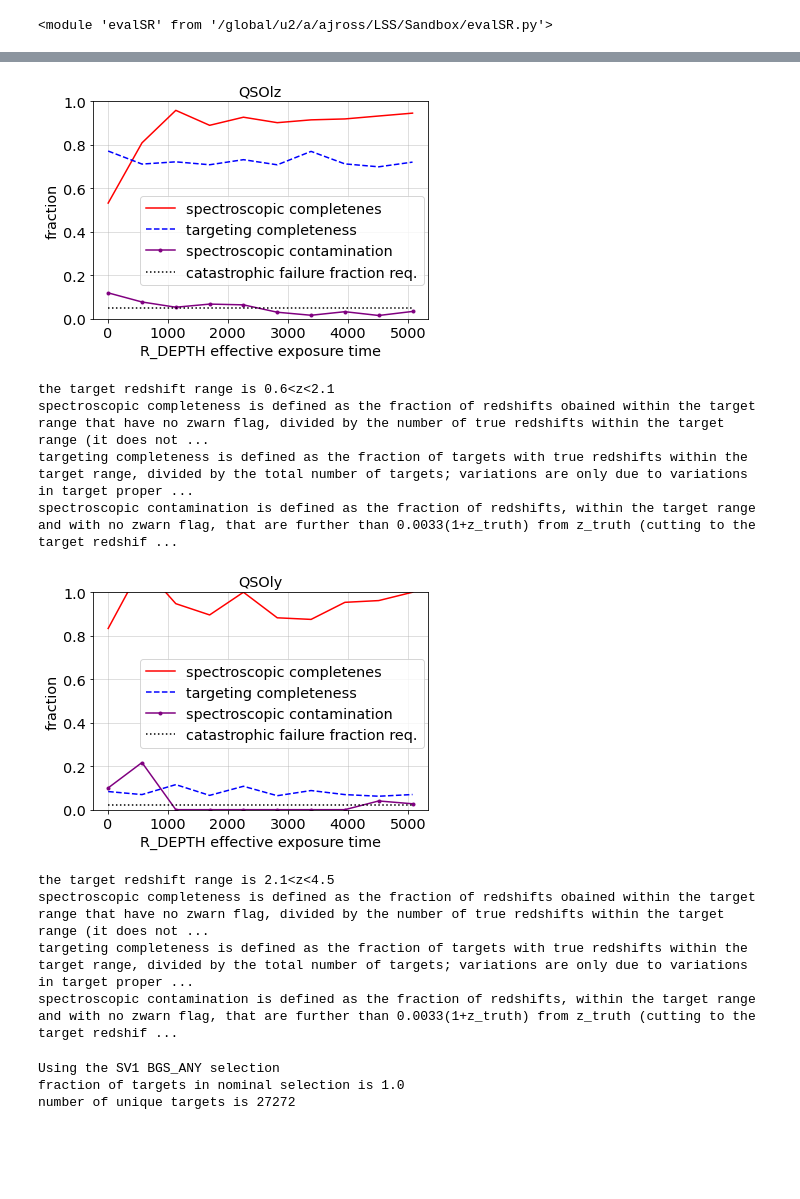
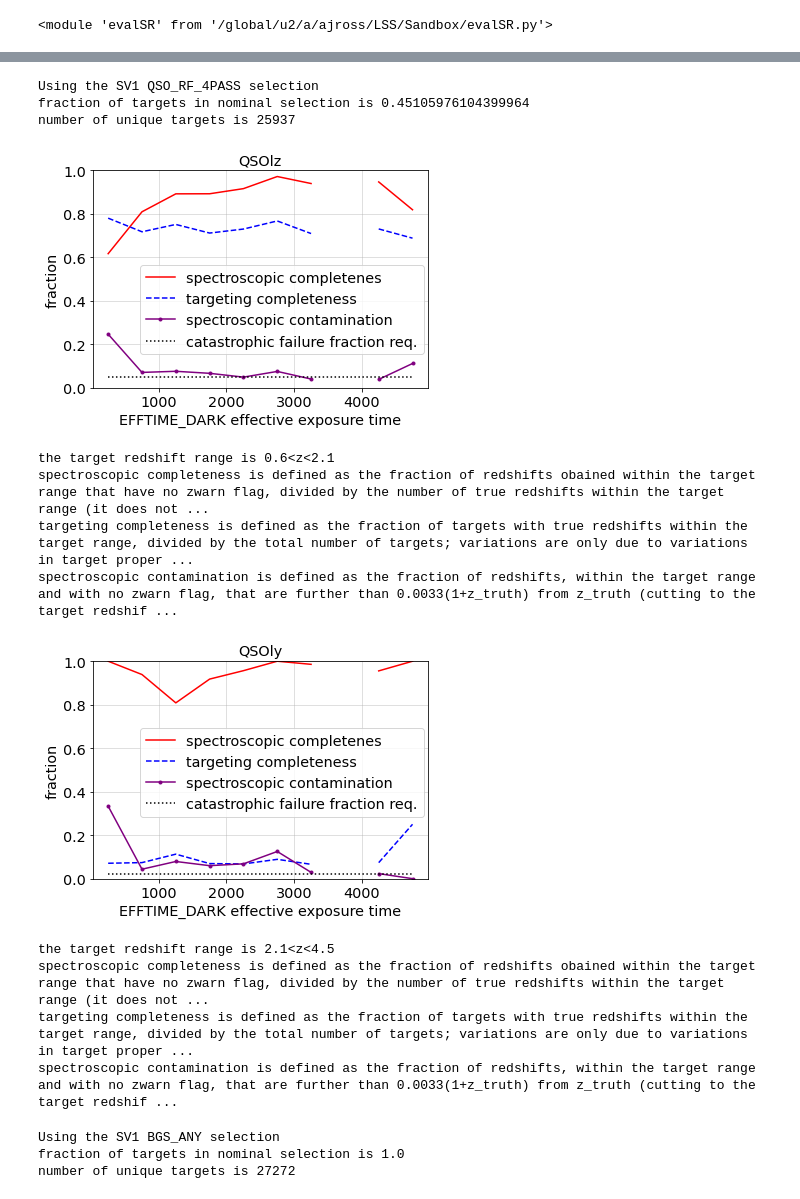
Before and after one commit to desihub/LSS, a Jupyter notebook: Sandbox/use_zcat.ipynb, the cells around one changed output, grey strips where cells are left out. Drawn from its saved outputs; the diff is of its cells as text; code cells hidden in the pictures; blank space fills up the shorter version.

```diff
--- a/Sandbox/use_zcat.ipynb
+++ b/Sandbox/use_zcat.ipynb
@@ -113,5 +97,3 @@ the target redshift range is 0.4<z<1.0
 spectroscopic completeness is defined as the fraction of redshifts obained within the target range that have no zwarn flag, divided by the number of true redshifts within the target range (it does not ...
 targeting completeness is defined as the fraction of targets with true redshifts within the target range, divided by the total number of targets; variations are only due to variations in target proper ...
 spectroscopic contamination is defined as the fraction of redshifts, within the target range and with no zwarn flag, that are further than 0.0033(1+z_truth) from z_truth (cutting to the target redshif ...
-# %%
-tf = evalSR.add_truth('ELG')
@@ -121,0 +104,2 @@ number of unique targets is 9504
+# %%
+tf = evalSR.add_truth('ELG',release='cascades',version='3',bdir='/global/cfs/cdirs/desi/survey/catalogs/SV1/redshift_comps')
@@ -127,5 +115,3 @@ the target redshift range is 0.6<z<1.6
 spectroscopic completeness is defined as the fraction of redshifts obained within the target range that have no zwarn flag, divided by the number of true redshifts within the target range (it does not ...
 targeting completeness is defined as the fraction of targets with true redshifts within the target range, divided by the total number of targets; variations are only due to variations in target proper ...
 spectroscopic contamination is defined as the fraction of redshifts, within the target range and with no zwarn flag, that are further than 0.0033(1+z_truth) from z_truth (cutting to the target redshif ...
-# %%
-tf = evalSR.add_truth('QSO')
@@ -136,15 +138,21 @@ number of unique targets is 4420
+# %%
+tf = evalSR.add_truth('QSO',release='cascades',version='3',bdir='/global/cfs/cdirs/desi/survey/catalogs/SV1/redshift_comps')
+# %% [output]
+Using the SV1 QSO_RF_4PASS selection
+fraction of targets in nominal selection is 0.45105976104399964
+number of unique targets is 25937
 # %%
-evalSR.effvsdepth(tf,'QSOlz',nbin=10,lplace=(.12,.12))
+evalSR.effvsdepth(tf,'QSOlz',nbin=10,lplace=(.12,.12),depth='EFFTIME_DARK')
 # %% [output]
-[figure, old version]
+[figure, new version]
 the target redshift range is 0.6<z<2.1
 spectroscopic completeness is defined as the fraction of redshifts obained within the target range that have no zwarn flag, divided by the number of true redshifts within the target range (it does not ...
 targeting completeness is defined as the fraction of targets with true redshifts within the target range, divided by the total number of targets; variations are only due to variations in target proper ...
 spectroscopic contamination is defined as the fraction of redshifts, within the target range and with no zwarn flag, that are further than 0.0033(1+z_truth) from z_truth (cutting to the target redshif ...
 # %%
-evalSR.effvsdepth(tf,'QSOly',nbin=10,lplace=(.12,.25))
+evalSR.effvsdepth(tf,'QSOly',nbin=10,lplace=(.12,.25),depth='EFFTIME_DARK')
 # %% [output]
-[figure, old version]
+[figure, new version]
 the target redshift range is 2.1<z<4.5
 spectroscopic completeness is defined as the fraction of redshifts obained within the target range that have no zwarn flag, divided by the number of true redshifts within the target range (it does not ...
 targeting completeness is defined as the fraction of targets with true redshifts within the target range, divided by the total number of targets; variations are only due to variations in target proper ...
```
Also changed, not shown: parts of 175 cells of this notebook.
